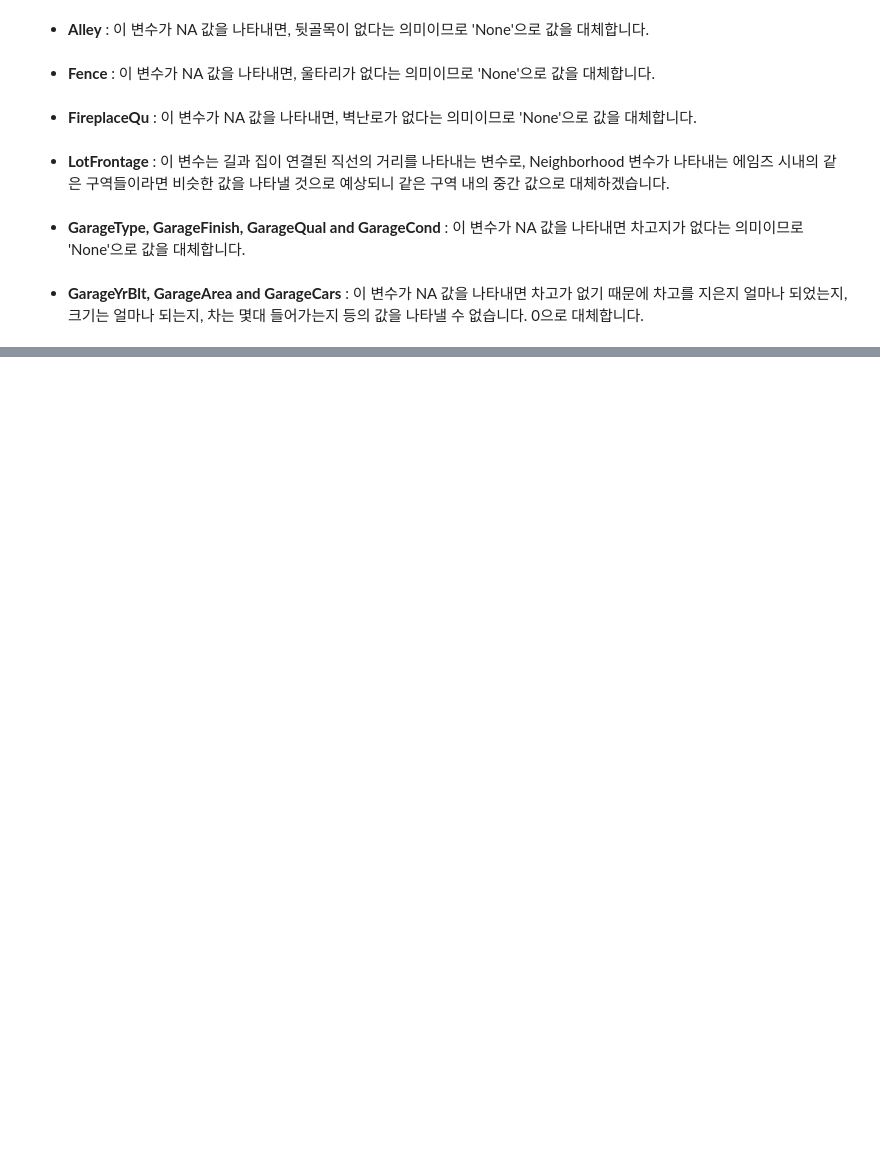
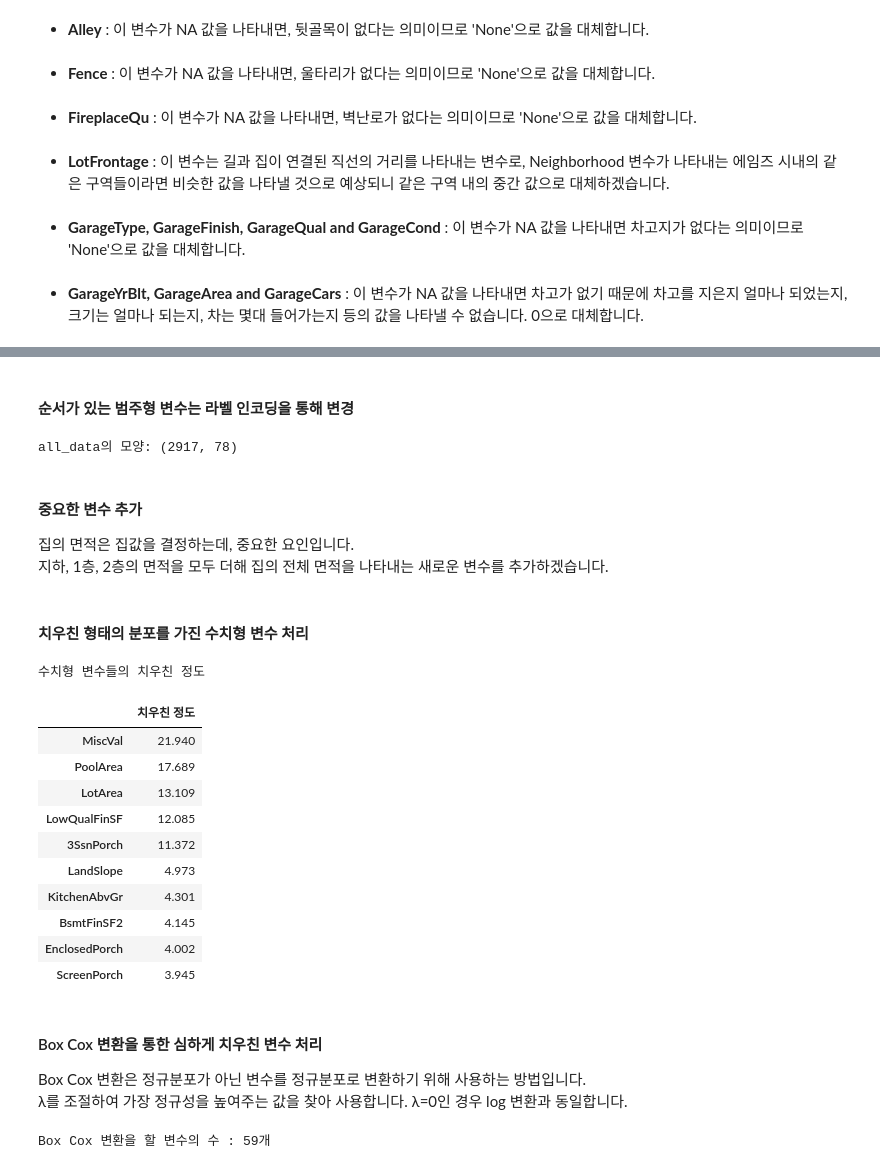
Before and after one commit to Ilevk/TIL, a Jupyter notebook: Kaggle/House Price/Stacked Regressions to predict House Prices.ipynb, the cells around one changed output, grey strips where cells are left out. Saved outputs shown, nothing was run; the diff lists cells and outputs as text; code cells hidden in the pictures; blank space fills up the shorter version.

```diff
--- a/Kaggle/House Price/Stacked Regressions to predict House Prices.ipynb
+++ b/Kaggle/House Price/Stacked Regressions to predict House Prices.ipynb
@@ -336,0 +391,2 @@ for col in ('GarageYrBlt', 'GarageArea', 'GarageCars'):
+# %%
+all_data['MSSubClass'] = all_data['MSSubClass'].fillna('None')
@@ -336,0 +408,78 @@ for col in ('GarageYrBlt', 'GarageArea', 'GarageCars'):
+# %%
+# MSSubClass 변수는 건물의 등급이므로 범주형 변수로 변경합니다.
+all_data['MSSubClass'] = all_data['MSSubClass'].apply(str)
+
+# OverallCond 변수는 전반적인 상태를 나타내는 변수이므로 범주형 변수로 변경합니다.
+all_data['OverallCond'] = all_data['OverallCond'].astype(str)
+# 이 부분에서 MSSubClass, OverallCond 변수 모두 수치형 변수를 문자열로 변환하는데, apply, astype 두 가지
+# 방법으로 변환한 이유는 MSSubClass 변수에는 결측치를 대체하며 'None' 변수를 추가하였기 때문에 apply로 변환합니다.
+
+# YrSold, MoSold는 언제 집을 구매했는지에 대한 변수이므로 범주형 변수로 변경합니다.
+all_data['YrSold'] = all_data['YrSold'].astype(str)
+all_data['MoSold'] = all_data['MoSold'].astype(str)
+# %% [markdown]
+#### 순서가 있는 범주형 변수는 라벨 인코딩을 통해 변경
+# %%
+from sklearn.preprocessing import LabelEncoder
+cols = ('FireplaceQu', 'BsmtQual', 'BsmtCond', 'GarageQual', 'GarageCond',
+        'ExterQual', 'ExterCond', 'HeatingQC', 'PoolQC', 'KitchenQual', 'BsmtFinType1',
+        'BsmtFinType2', 'Functional', 'Fence', 'BsmtExposure', 'GarageFinish', 'LandSlope',
+        'LotShape', 'PavedDrive', 'Street', 'Alley', 'CentralAir', 'MSSubClass', 'OverallCond',
+        'YrSold', 'MoSold')
+
+# 컬럼 별로 라벨 인코딩 처리 합니다.
+for c in cols:
+    lbl = LabelEncoder()
+    all_data[c] = lbl.fit_transform(list(all_data[c].values))
+
+# 데이터 차원 확인
+print('all_data의 모양: {}'.format(all_data.shape))
+# %% [output]
+all_data의 모양: (2917, 78)
+# %% [markdown]
+#### 중요한 변수 추가
+집의 면적은 집값을 결정하는데, 중요한 요인입니다.<br>
+지하, 1층, 2층의 면적을 모두 더해 집의 전체 면적을 나타내는 새로운 변수를 추가하겠습니다.
+# %%
+all_data['TotalSF'] = all_data['TotalBsmtSF'] + all_data['1stFlrSF'] + all_data['2ndFlrSF']
+# %% [markdown]
+#### 치우친 형태의 분포를 가진 수치형 변수 처리
+# %%
+numeric_feats = all_data.dtypes[all_data.dtypes != 'object'].index
+
+# 모든 수치형 변수의 치우침 확인 scipy의 skew 함수를 통해 확인할 수 있습니다.
+# skew 함수의 반환 값은 양수인 경우 오른쪽으로, 음수인 경우 왼쪽으로 분포가 치우침을 의미하고
+# 0인 경우 고르게 분포 되었음을 의미합니다.
+skewed_feats = all_data[numeric_feats].apply(
+    lambda x: skew(x.dropna())).sort_values(ascending=False)
+print('수치형 변수들의 치우친 정도')
+skewness = pd.DataFrame({'치우친 정도' : skewed_feats})
+skewness.head(10)
+# %% [output]
+수치형 변수들의 치우친 정도
+|  | 치우친 정도 |
+| MiscVal | 21.940 |
+| PoolArea | 17.689 |
+| LotArea | 13.109 |
+| LowQualFinSF | 12.085 |
+| 3SsnPorch | 11.372 |
+| LandSlope | 4.973 |
+| KitchenAbvGr | 4.301 |
+| BsmtFinSF2 | 4.145 |
+| EnclosedPorch | 4.002 |
+| ScreenPorch | 3.945 |
+# %% [markdown]
+#### Box Cox 변환을 통한 심하게 치우친 변수 처리
+Box Cox 변환은 정규분포가 아닌 변수를 정규분포로 변환하기 위해 사용하는 방법입니다.<br>
+λ를 조절하여 가장 정규성을 높여주는 값을 찾아 사용합니다. λ=0인 경우 log 변환과 동일합니다.<br>
+# %%
+skewness = skewness[abs(skewness) > 0.75]
+print('Box Cox 변환을 할 변수의 수 : {}개'.format(skewness.shape[0]))
+
+from scipy.special import boxcox1p
+skewed_features = skewness.index
+lam = 0.15
+for feat in skewed_features:
+    all_data[feat] = boxcox1p(all_data[feat], lam)
+# %% [output]
+Box Cox 변환을 할 변수의 수 : 59개
```
Also changed, not shown: parts of 80 cells of this notebook.
